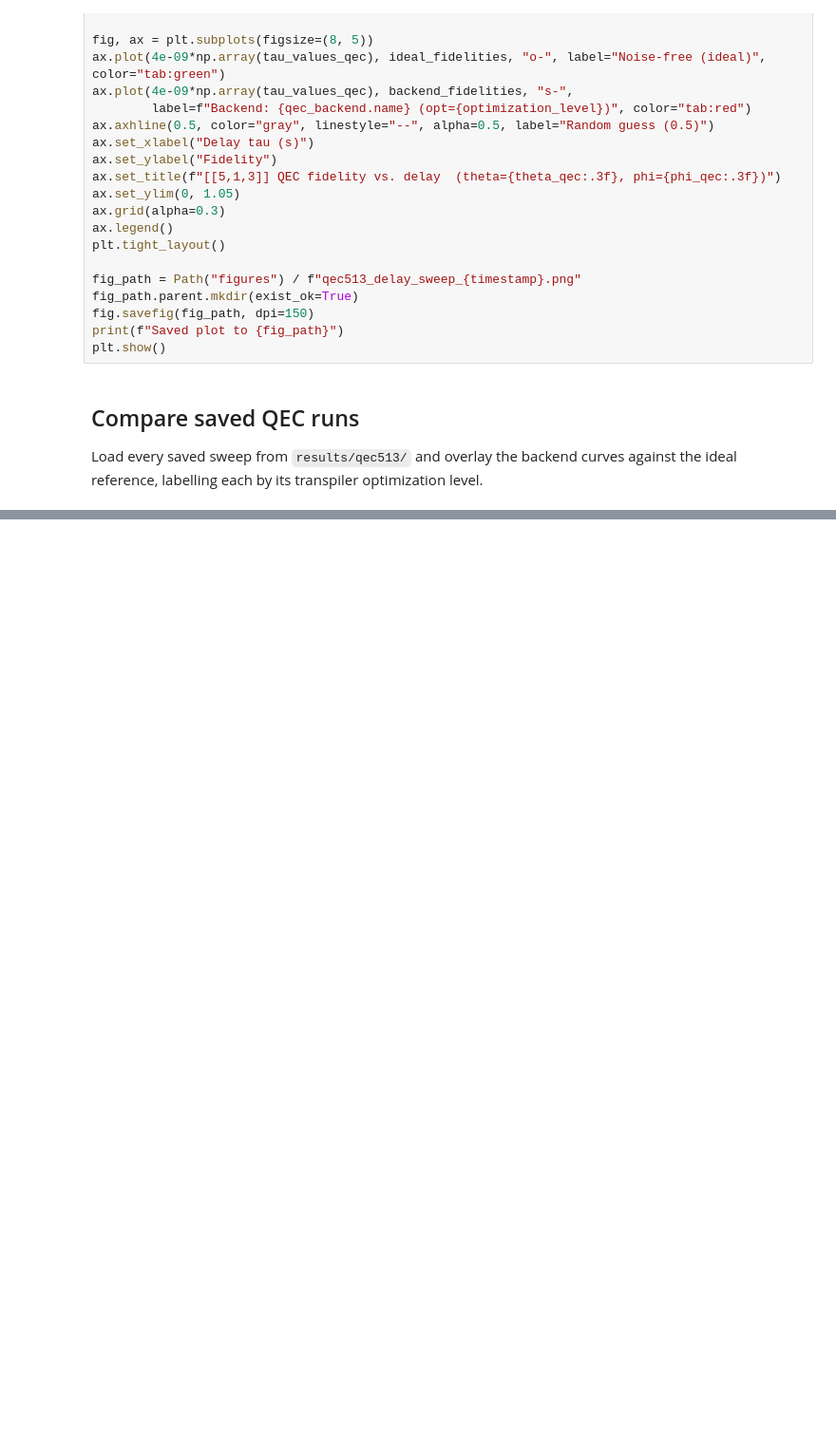
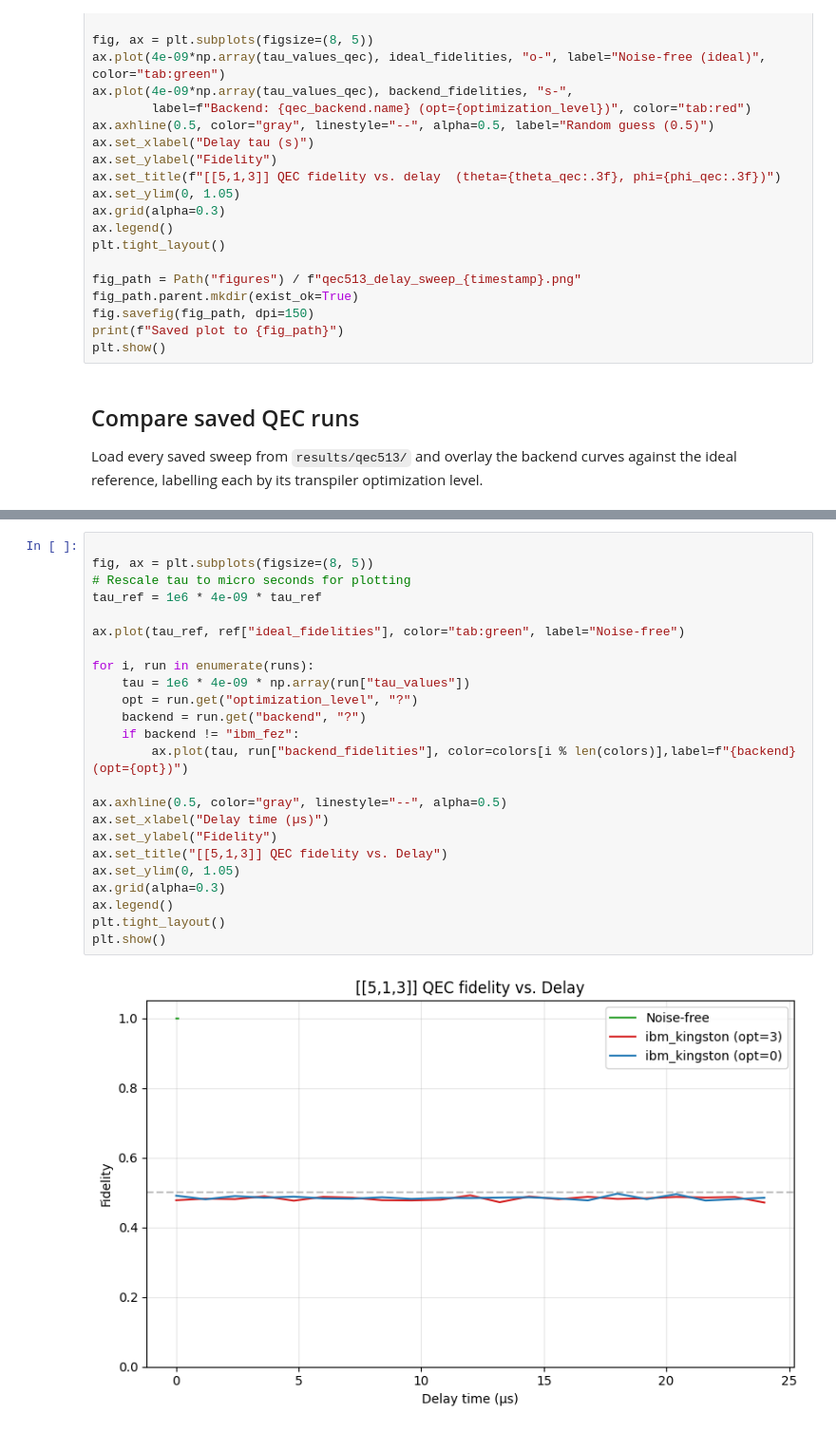
Before and after one commit to mtp354/Broadcasting, a Jupyter notebook: qec_testing.ipynb, the cells around one changed output, grey strips where cells are left out. Shown at 95% size. Drawn from its saved outputs; the diff is of its cells as text; blank space fills up the shorter version.

Commit message:
Visualization updates: Rescale tau to microseconds and update axis labels and title for clarity.

```diff
--- a/qec_testing.ipynb
+++ b/qec_testing.ipynb
@@ -241,0 +223,26 @@ plt.show()
+# %%
+
+fig, ax = plt.subplots(figsize=(8, 5))
+# Rescale tau to micro seconds for plotting
+tau_ref = 1e6 * 4e-09 * tau_ref
+
+ax.plot(tau_ref, ref["ideal_fidelities"], color="tab:green", label="Noise-free")
+
+for i, run in enumerate(runs):
+    tau = 1e6 * 4e-09 * np.array(run["tau_values"])
+    opt = run.get("optimization_level", "?")
+    backend = run.get("backend", "?")
+    if backend != "ibm_fez":
+        ax.plot(tau, run["backend_fidelities"], color=colors[i % len(colors)],label=f"{backend} (opt={opt})")
+
+ax.axhline(0.5, color="gray", linestyle="--", alpha=0.5)
+ax.set_xlabel("Delay time (µs)")
+ax.set_ylabel("Fidelity")
+ax.set_title("[[5,1,3]] QEC fidelity vs. Delay")
+ax.set_ylim(0, 1.05)
+ax.grid(alpha=0.3)
+ax.legend()
+plt.tight_layout()
+plt.show()
+# %% [output]
+[figure, added]
```
Also changed, not shown: parts of 1 cell of this notebook, 2 other files.
